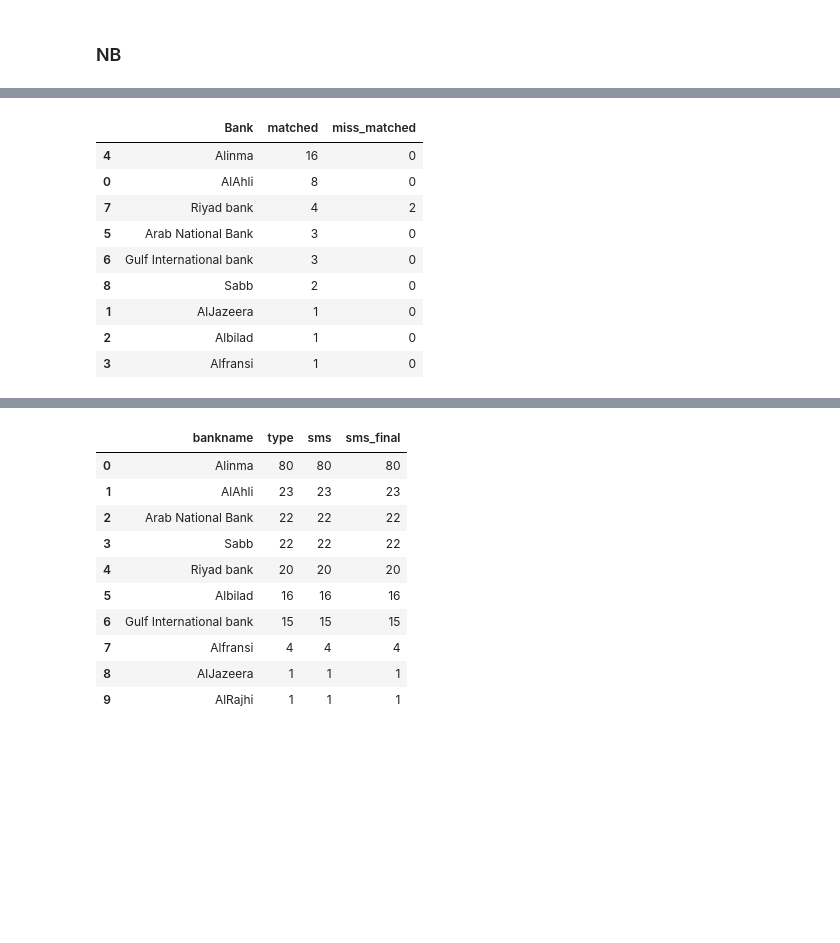
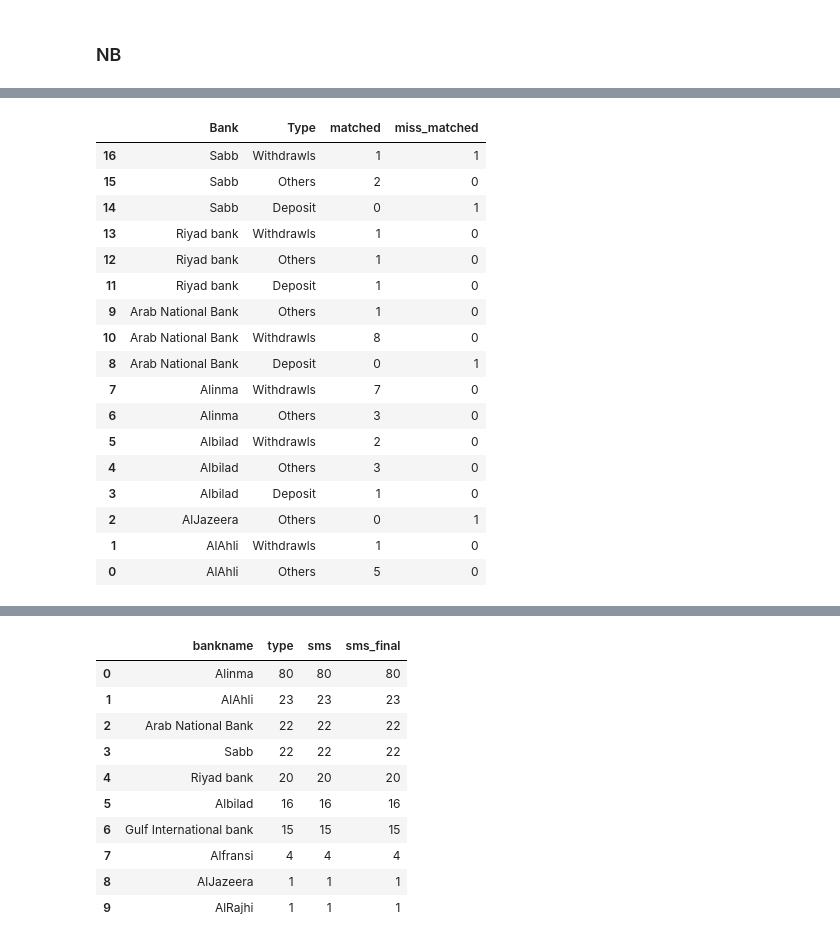
Before and after one commit to AlOmair-Batool/Khazna, a Jupyter notebook: Transactions [SVM Model] [Multiclass].ipynb, the cells around one changed output, grey strips where cells are left out. Cells and saved outputs as stored; diff of their text form; code cells hidden in the pictures; blank space fills up the shorter version.

```diff
--- a/Transactions [SVM Model] [Multiclass].ipynb
+++ b/Transactions [SVM Model] [Multiclass].ipynb
@@ -469,15 +508,24 @@ df_grouped["miss_matched"] = abs(df_grouped['sum'] - df_grouped['count'] )
 df_grouped["matched"] = df_grouped["sum"]
 # %%
-df_grouped = df_grouped[["Bank","matched","miss_matched"]]
-df_grouped.sort_values('matched', ascending=False)
+df_grouped = df_grouped[["Bank","Type","matched","miss_matched"]]
-# %% [output]
-|  | Bank | matched | miss_matched |
-| 4 | Alinma | 16 | 0 |
-| 0 | AlAhli | 8 | 0 |
-| 7 | Riyad bank | 4 | 2 |
-| 5 | Arab National Bank | 3 | 0 |
-| 6 | Gulf International bank | 3 | 0 |
-| 8 | Sabb | 2 | 0 |
-| 1 | AlJazeera | 1 | 0 |
-| 2 | Albilad | 1 | 0 |
-| 3 | Alfransi | 1 | 0 |
+# %%
+df_grouped.sort_values('Bank', ascending=False)
+# %% [output]
+|  | Bank | Type | matched | miss_matched |
+| 16 | Sabb | Withdrawls | 1 | 1 |
+| 15 | Sabb | Others | 2 | 0 |
+| 14 | Sabb | Deposit | 0 | 1 |
+| 13 | Riyad bank | Withdrawls | 1 | 0 |
+| 12 | Riyad bank | Others | 1 | 0 |
+| 11 | Riyad bank | Deposit | 1 | 0 |
+| 9 | Arab National Bank | Others | 1 | 0 |
+| 10 | Arab National Bank | Withdrawls | 8 | 0 |
+| 8 | Arab National Bank | Deposit | 0 | 1 |
+| 7 | Alinma | Withdrawls | 7 | 0 |
+| 6 | Alinma | Others | 3 | 0 |
+| 5 | Albilad | Withdrawls | 2 | 0 |
+| 4 | Albilad | Others | 3 | 0 |
+| 3 | Albilad | Deposit | 1 | 0 |
+| 2 | AlJazeera | Others | 0 | 1 |
+| 1 | AlAhli | Withdrawls | 1 | 0 |
+| 0 | AlAhli | Others | 5 | 0 |
```
Also changed, not shown: parts of 22 cells of this notebook.
